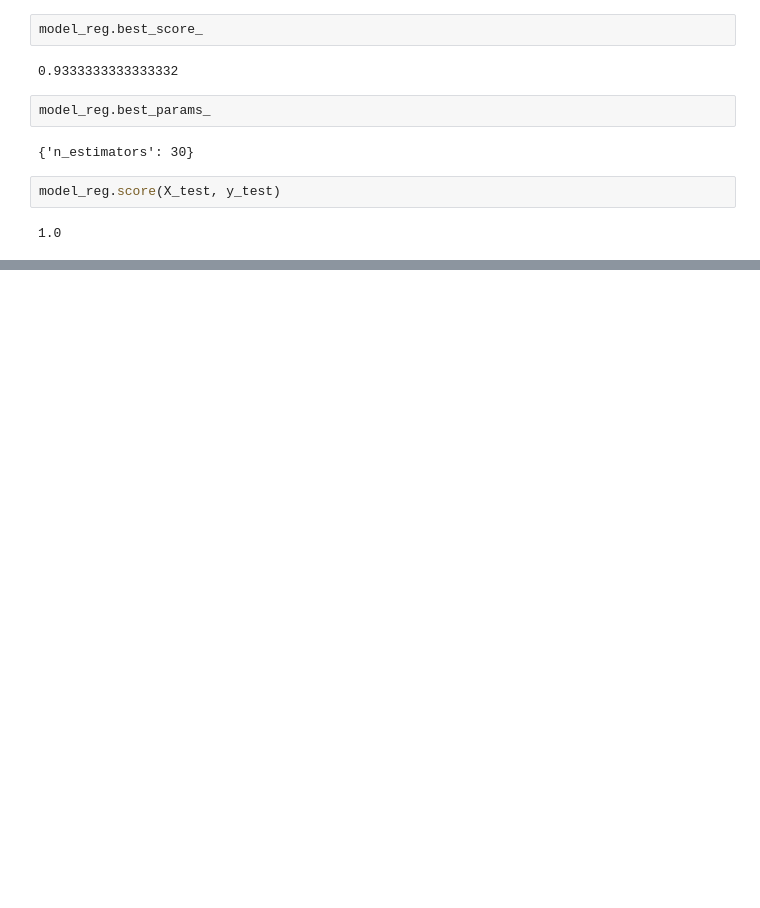
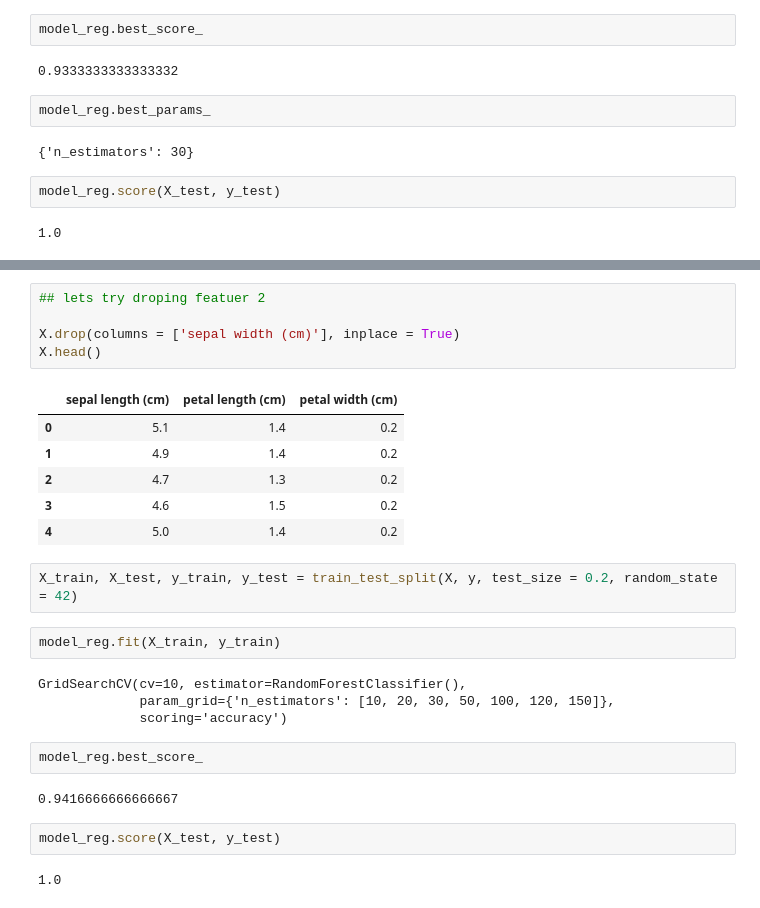
Before and after one commit to Arnav-Aeon/Machine-Learning-Codes, a Jupyter notebook: Random Forest Exercise.ipynb, the cells around one changed output, grey strips where cells are left out. Cells and saved outputs as stored; diff of their text form; blank space fills up the shorter version.

```diff
--- a/Random Forest Exercise.ipynb
+++ b/Random Forest Exercise.ipynb
@@ -80,0 +92,28 @@ model_reg.score(X_test, y_test)
+# %%
+## lets try droping featuer 2
+
+X.drop(columns = ['sepal width (cm)'], inplace = True)
+X.head()
+# %% [output]
+|  | sepal length (cm) | petal length (cm) | petal width (cm) |
+| 0 | 5.1 | 1.4 | 0.2 |
+| 1 | 4.9 | 1.4 | 0.2 |
+| 2 | 4.7 | 1.3 | 0.2 |
+| 3 | 4.6 | 1.5 | 0.2 |
+| 4 | 5.0 | 1.4 | 0.2 |
+# %%
+X_train, X_test, y_train, y_test = train_test_split(X, y, test_size = 0.2, random_state = 42)
+# %%
+model_reg.fit(X_train, y_train)
+# %% [output]
+GridSearchCV(cv=10, estimator=RandomForestClassifier(),
+             param_grid={'n_estimators': [10, 20, 30, 50, 100, 120, 150]},
+             scoring='accuracy')
+# %%
+model_reg.best_score_
+# %% [output]
+0.9416666666666667
+# %%
+model_reg.score(X_test, y_test)
+# %% [output]
+1.0
```
Also changed, not shown: parts of 3 cells of this notebook, 2 other files.
